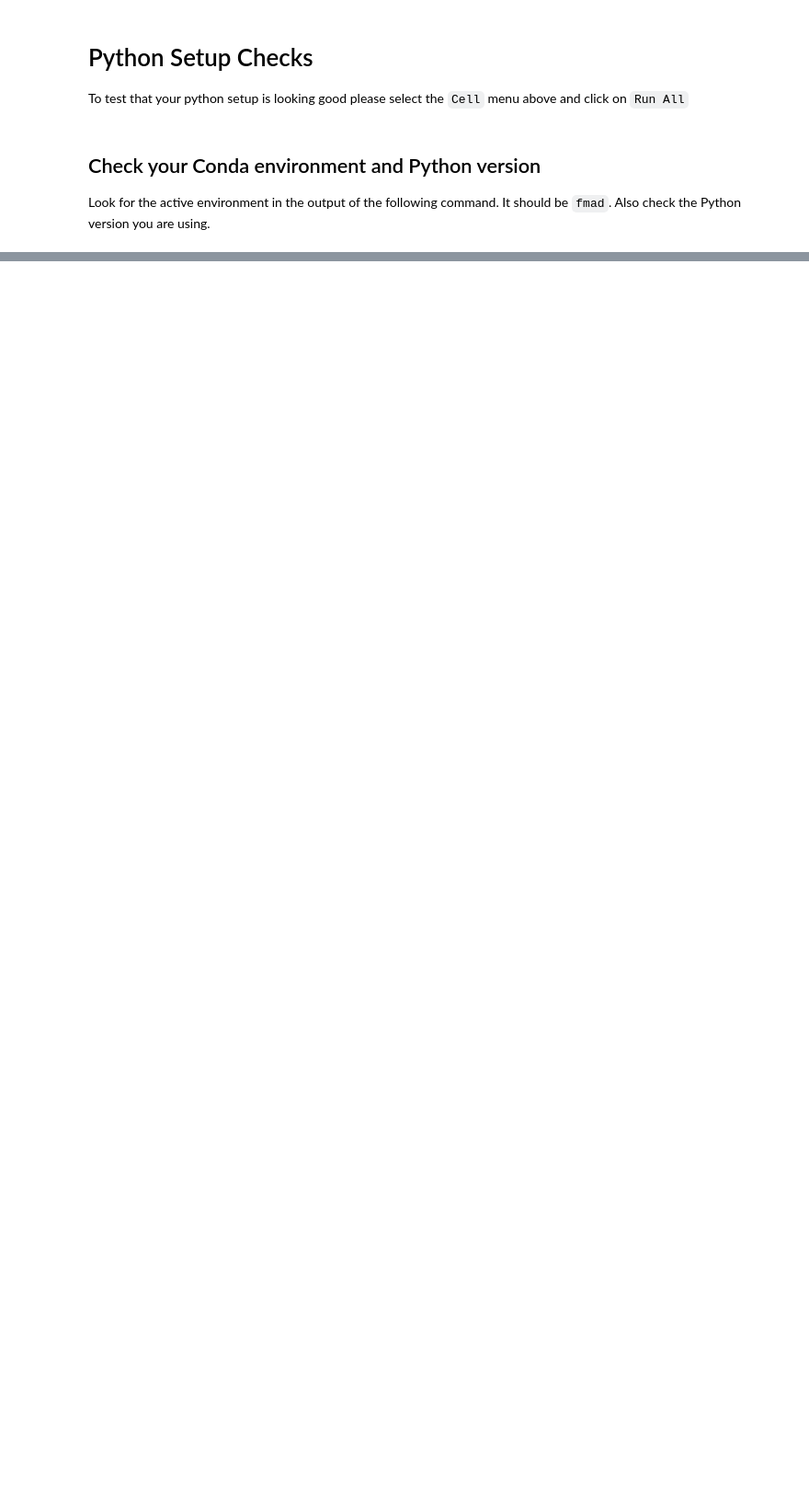
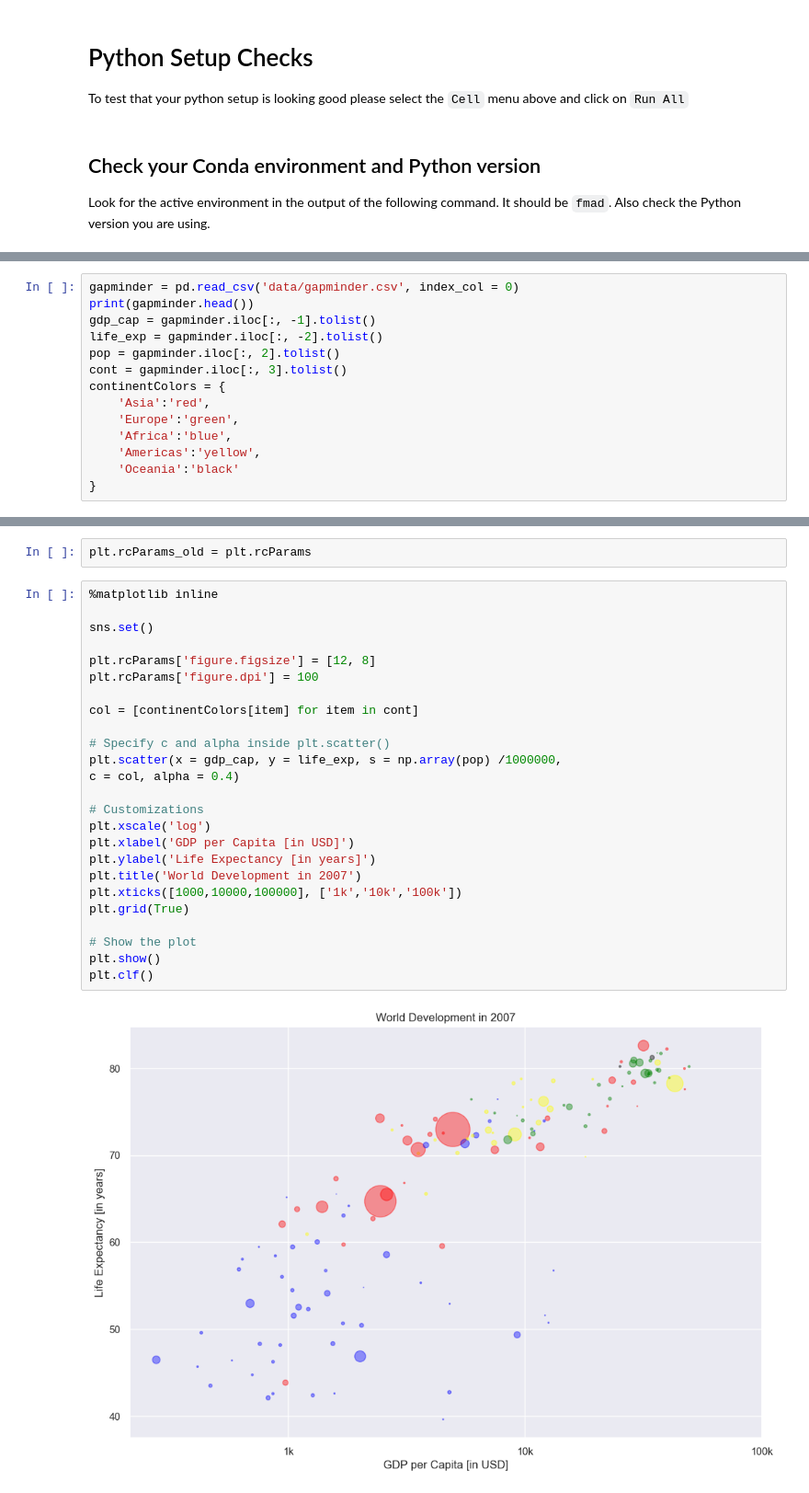
Before and after one commit to mbdfmad/fmad2223, a Jupyter notebook: 01a_test_your_setup.ipynb, the cells around one changed output, grey strips where cells are left out. Shown at 92% size. Drawn from its saved outputs; the diff is of its cells as text; blank space fills up the shorter version.

```diff
--- a/01a_test_your_setup.ipynb
+++ b/01a_test_your_setup.ipynb
@@ -51,0 +281,14 @@ print(pd.__version__)
+# %%
+gapminder = pd.read_csv('data/gapminder.csv', index_col = 0)
+print(gapminder.head())
+gdp_cap = gapminder.iloc[:, -1].tolist()
+life_exp = gapminder.iloc[:, -2].tolist()
+pop = gapminder.iloc[:, 2].tolist()
+cont = gapminder.iloc[:, 3].tolist()
+continentColors = {
+    'Asia':'red',
+    'Europe':'green',
+    'Africa':'blue',
+    'Americas':'yellow',
+    'Oceania':'black'
+}
@@ -51,0 +302,29 @@ print(pd.__version__)
+# %%
+plt.rcParams_old = plt.rcParams
+# %%
+%matplotlib inline
+
+sns.set()
+
+plt.rcParams['figure.figsize'] = [12, 8]
+plt.rcParams['figure.dpi'] = 100
+
+col = [continentColors[item] for item in cont]
+
+# Specify c and alpha inside plt.scatter()
+plt.scatter(x = gdp_cap, y = life_exp, s = np.array(pop) /1000000,
+c = col, alpha = 0.4)
+
+# Customizations
+plt.xscale('log')
+plt.xlabel('GDP per Capita [in USD]')
+plt.ylabel('Life Expectancy [in years]')
+plt.title('World Development in 2007')
+plt.xticks([1000,10000,100000], ['1k','10k','100k'])
+plt.grid(True)
+
+# Show the plot
+plt.show()
+plt.clf()
+# %% [output]
+[figure, added]
```
Also changed, not shown: parts of 47 cells of this notebook, 3 other files.
